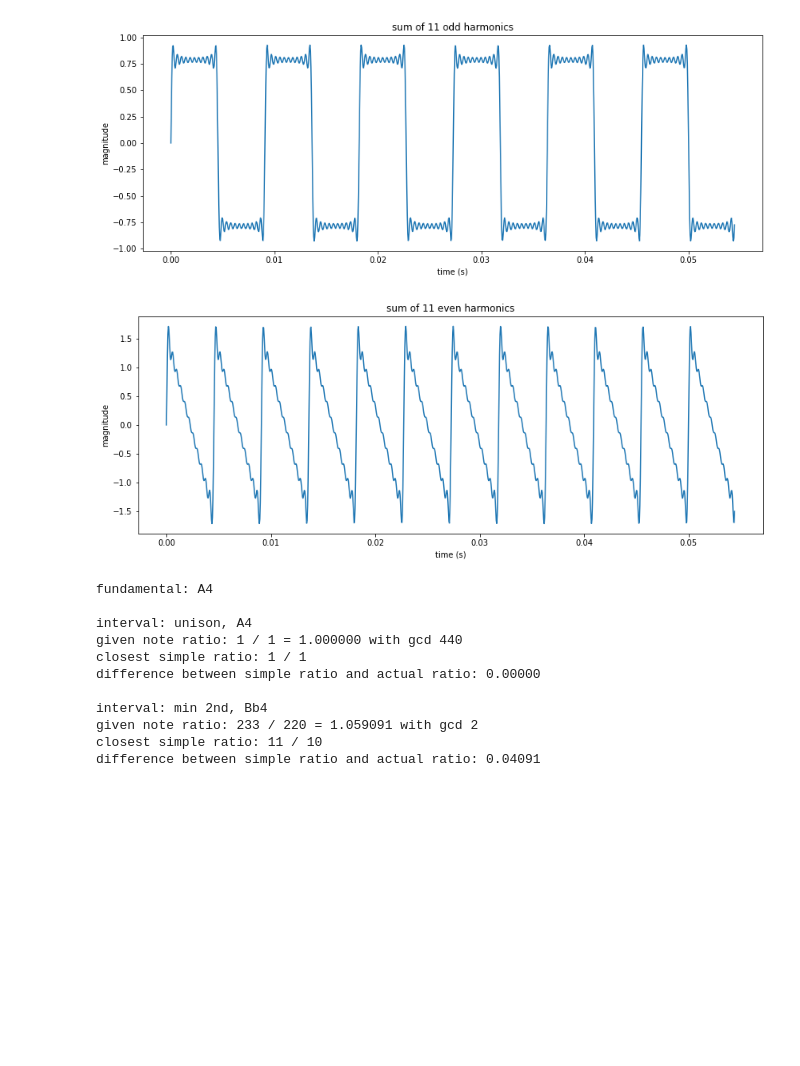
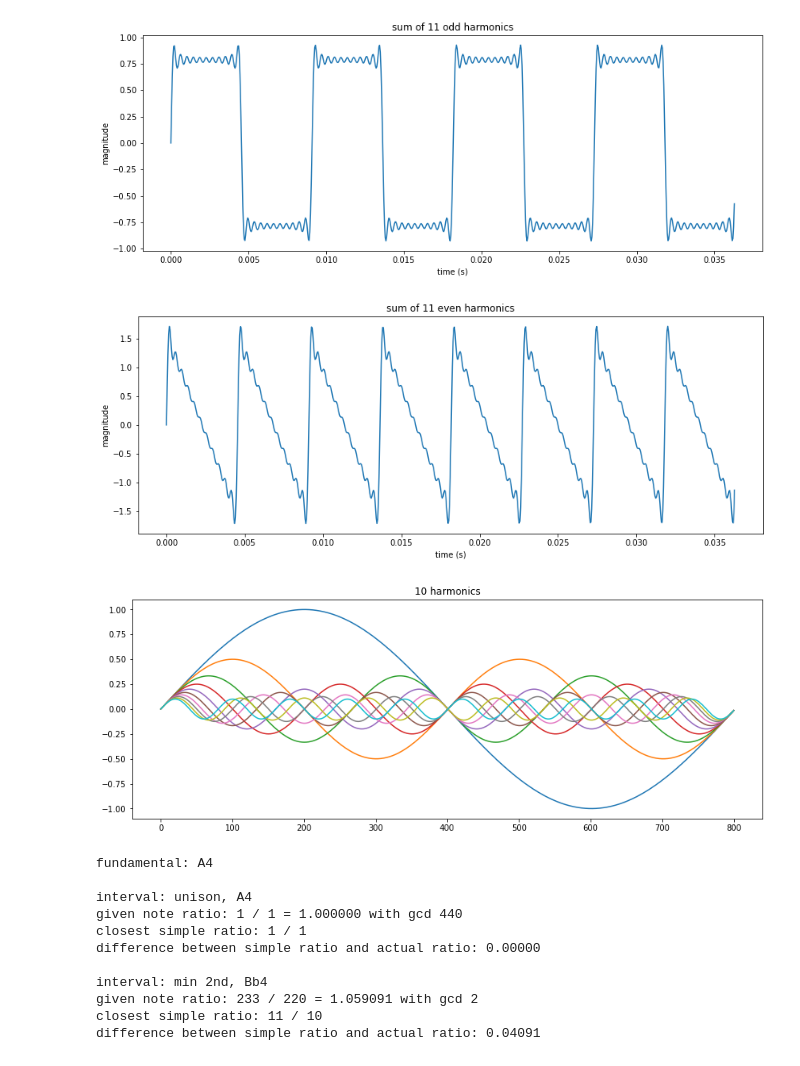
Before and after one commit to nip2/dsp_examples, a Jupyter notebook: music/note_funcs.ipynb, the cells around one changed output. Saved outputs shown, nothing was run; the diff lists cells and outputs as text; code cells hidden in the pictures; blank space fills up the shorter version.

```diff
--- a/music/note_funcs.ipynb
+++ b/music/note_funcs.ipynb
@@ -11,29 +12,29 @@ pi = np.pi
 # %%
 # define note names and pitches
-def pitch_dict_create(num_notes):
+def pitch_dict_create():
 
     # init note names and interval names
     note = ["C","Db","D","Eb","E","F","Gb","G","Ab","A","Bb","B"]
     tet = len(note)
     intervals = ['unison','min 2nd','maj 2nd','min 3rd','maj 3rd','prf 4th',
-             'flt 5th','prf 5th','min 6th','maj 6th','dom 7th','maj 7th','octave']
+             'tritone','prf 5th','min 6th','maj 6th','dom 7th','maj 7th','octave']
     # init vars
     octave = 0
     count = 0
     note_names = []
+    pitch = {}
 
-    # 8 octaves of note names in format: note# octave
-    # ex. A4 is A in the 4th octave
-    for number in range(num_notes):
+    # 9 octaves of note names in scientific format
+    # ex. A4 is A in the 4th octave, middle A
+    for number in range(108):
         note_names.append("%s%d" %(note[number % 12], octave))
         count = count+1
         if count == 12:
             octave = octave+1
             count = 0
 
-    # 8 octaves of pitches matched with note names
+    # 9 octaves of pitches matched with note names
     A4 = 440     # A440 pitch standard 440 Hz
-    pitch = {}
     for k in range(108):
         pitch[note_names[k]] = A4 * (2**(1/12))**(k-57)
     # above pitch equation:
@@ -74,6 +78,9 @@ def dim_def(T,fs):
     return dimensions
 # %%
 # function for summing two notes by interval
+# T in samples, fs in Hz, fund is string ('A4'),
+# interval is an integer (num semitones)
+# pitch is given by pitch_dict_create()
 def two_pure_tones(T,fs,fund,pitch,interval):
 
     # find fund, select note by given interval:
@@ -99,6 +106,8 @@ def two_pure_tones(T,fs,fund,pitch,interval):
     return x,x_title
 
 # function for summing odd or even harmonics
+# harm is a string ('even','odd','overlay')
+# num_harm is an integer
 def simple_harmonic(T,fs,fund,pitch,harm,num_harm):
     f0 = pitch[fund]
 
@@ -123,6 +132,15 @@ def simple_harmonic(T,fs,fund,pitch,harm,num_harm):
             sig = sig + harm
         x = sig
         x_title = 'sum of %d odd harmonics' % num_harm
+    elif harm == 'overlay':
+        fig= plt.figure(figsize=(14,5))
+        for m in range(num_harm):
+            x = np.zeros(T)
+            harm = (1/(1+m))*np.sin(w0*(1+m)*Ts*n)
+            x = x + harm
+            x_title = 'all harmonics to %d' % num_harm
+            plt.plot(n,harm)
+            plt.title('%d harmonics' % num_harm)
 
     return x,x_title
 # %%
@@ -191,29 +268,32 @@ def ratio_list_create(note_names,pitch):
 # %%
 # setup note elements
-notes = pitch_dict_create(108)
+notes = pitch_dict_create()
 intervals = notes['intervals']
 note_names = notes['names']
 pitch = notes['pitch']
 
 # setup dimensions
-T = 1200
+T = 800
 fs = 22050
 dimensions = dim_def(T,fs)
-N = dimensions['N']
 Ts = dimensions['Ts']
-C = dimensions['nstart_index']
-D = dimensions['nend_index']
 n = dimensions['n_index']
-n_pad = dimensions['n_pad_index']
+#N = dimensions['N']
+#C = dimensions['nstart_index']
+#D = dimensions['nend_index']
+#n_pad = dimensions['n_pad_index']
 
 # create and plot waveform
 x,x_title = simple_harmonic(T,fs,'A2',pitch,'odd',11)
 plot_waveforms(Ts,T,x,x_title)
 
 x,x_title = simple_harmonic(T,fs,'A2',pitch,'even',11)
 plot_waveforms(Ts,T,x,x_title)
+
+x,x_title = simple_harmonic(T,fs,'A0',pitch,'overlay',10)
 # %% [output]
-[figure, old version]
+[figure, new version]
-[figure, old version]
+[figure, new version]
+[figure, added]
 # %%
 # interval analysis
```
Also changed, not shown: parts of 10 cells of this notebook.
